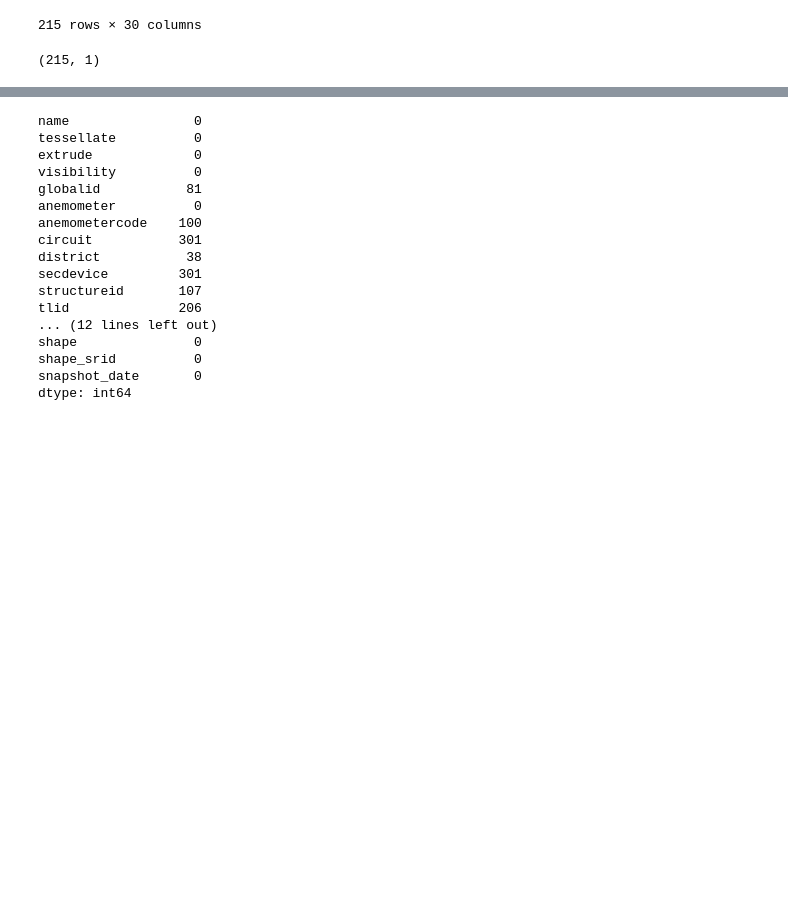
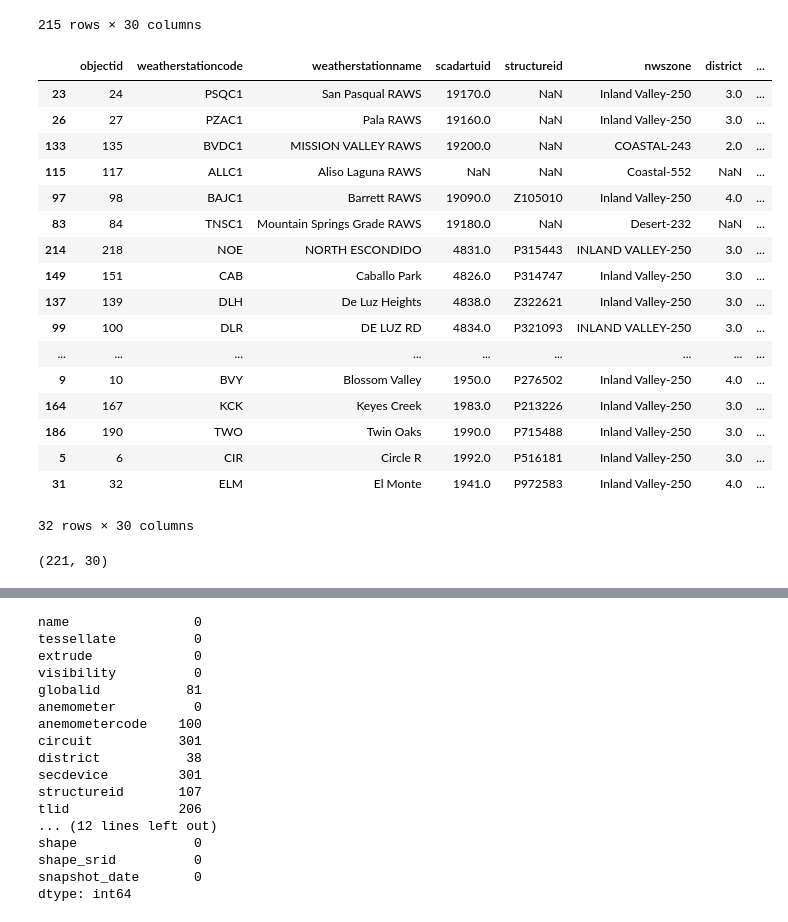
Before and after one commit to gkao25/dsc180a-wildfire, a Jupyter notebook: DSC_180A_Project1_Steven_Sahar.ipynb, the cells around one changed output, grey strips where cells are left out. Drawn from its saved outputs; the diff is of its cells as text; code cells hidden in the pictures; blank space fills up the shorter version.

```diff
--- a/DSC_180A_Project1_Steven_Sahar.ipynb
+++ b/DSC_180A_Project1_Steven_Sahar.ipynb
@@ -43,6 +45,8 @@ station_summary_snapshot.head()
 | 2 | ARH | L | 40 | 46 | 40 | 31 | 2023-08-02 |
 | 3 | AVO | H | 35 | 43 | 29 | 24 | 2023-08-02 |
 | 4 | AVY | L | 45 | 62 | 53 | 40 | 2023-08-02 |
+# %%
+station_summary_snapshot = station_summary_snapshot.drop_duplicates(subset=['station'], keep='first')
 # %%
 windspeed_snapshot.head()
 # %% [output]
@@ -256,7 +300,8 @@ plt.show()
 # %% [output]
 [figure]
 # %%
-merged_weather_station = gis_weather_station.merge(station_summary_snapshot, left_on='weatherstationcode', right_on='station').drop(columns=['station'])
+merged_weather_station = gis_weather_station.merge(station_summary_snapshot, left_on='weatherstationcode', right_on='station',
+                                                   how='inner').drop(columns=['station'])
 merged_weather_station.head()
 # %% [output]
 |  | objectid | weatherstationcode | weatherstationname | scadartuid | structureid | nwszone | district | ... |
@@ -303,7 +352,8 @@ IFrame('san_diego_weather_stations_map.html', width=800, height=500)
 # %% [output]
 [interactive output not drawn]
 # %%
-merged_station_wind_speed = merged_weather_station.merge(windspeed_snapshot, left_on='weatherstationcode', right_on='station').drop(columns=['station'])
+merged_station_wind_speed = merged_weather_station.merge(windspeed_snapshot, left_on='weatherstationcode', right_on='station',
+                                                         how='inner').drop(columns=['station'])
 merged_station_wind_speed.head()
 # %% [output]
 |  | objectid | weatherstationcode | weatherstationname | scadartuid | structureid | nwszone | district | ... |
@@ -357,9 +407,11 @@ merged_station_wind_speed.shape
 wind_speed_count = merged_station_wind_speed.groupby('weatherstationcode')[['wind_speed']].count().rename(columns={'wind_speed':'wind_speed_count'})
 
 windspeed_above_threshold = merged_station_wind_speed[merged_station_wind_speed['wind_speed'] > merged_station_wind_speed['alert']]
-windspeed_count_above_threshold = windspeed_above_threshold.groupby('weatherstationcode')[['wind_speed']].count().rename(columns={'wind_speed':'above_threshold_count'})
+windspeed_count_above_threshold = windspeed_above_threshold.groupby('weatherstationcode')[['wind_speed']].count().rename(
+    columns={'wind_speed':'above_threshold_count'})
 
 combined_count = windspeed_count_above_threshold.merge(wind_speed_count, on="weatherstationcode", how='right')
+combined_count['above_threshold_count'] = combined_count['above_threshold_count'].fillna(0)
 combined_count['PSPS_probability'] = combined_count['above_threshold_count'] / combined_count['wind_speed_count']
 combined_count
 # %% [output]
@@ -486,9 +530,30 @@ weather_station_psps[weather_station_psps['wind_speed_count'] > 0].sort_values(b
 | 170 | 173 | LPT | La Posta | 5121.0 | P40815 | Mountain-258 | 4.0 | ... |
 | 153 | 155 | STT | Shockey Truck Trail | 5131.0 | P46507 | Mountain-258 | 4.0 | ... |
 215 rows × 30 columns
+# %%
+weather_station_psps[(weather_station_psps['PSPS_probability'] == 0)].sort_values(by='wind_speed_count', ascending=True)
+# %% [output]
+|  | objectid | weatherstationcode | weatherstationname | scadartuid | structureid | nwszone | district | ... |
+| 23 | 24 | PSQC1 | San Pasqual RAWS | 19170.0 | NaN | Inland Valley-250 | 3.0 | ... |
+| 26 | 27 | PZAC1 | Pala RAWS | 19160.0 | NaN | Inland Valley-250 | 3.0 | ... |
+| 133 | 135 | BVDC1 | MISSION VALLEY RAWS | 19200.0 | NaN | COASTAL-243 | 2.0 | ... |
+| 115 | 117 | ALLC1 | Aliso Laguna RAWS | NaN | NaN | Coastal-552 | NaN | ... |
+| 97 | 98 | BAJC1 | Barrett RAWS | 19090.0 | Z105010 | Inland Valley-250 | 4.0 | ... |
+| 83 | 84 | TNSC1 | Mountain Springs Grade RAWS | 19180.0 | NaN | Desert-232 | NaN | ... |
+| 214 | 218 | NOE | NORTH ESCONDIDO | 4831.0 | P315443 | INLAND VALLEY-250 | 3.0 | ... |
+| 149 | 151 | CAB | Caballo Park | 4826.0 | P314747 | Inland Valley-250 | 3.0 | ... |
+| 137 | 139 | DLH | De Luz Heights | 4838.0 | Z322621 | Inland Valley-250 | 3.0 | ... |
+| 99 | 100 | DLR | DE LUZ RD | 4834.0 | P321093 | INLAND VALLEY-250 | 3.0 | ... |
+| ... | ... | ... | ... | ... | ... | ... | ... | ... |
+| 9 | 10 | BVY | Blossom Valley | 1950.0 | P276502 | Inland Valley-250 | 4.0 | ... |
+| 164 | 167 | KCK | Keyes Creek | 1983.0 | P213226 | Inland Valley-250 | 3.0 | ... |
+| 186 | 190 | TWO | Twin Oaks | 1990.0 | P715488 | Inland Valley-250 | 3.0 | ... |
+| 5 | 6 | CIR | Circle R | 1992.0 | P516181 | Inland Valley-250 | 3.0 | ... |
+| 31 | 32 | ELM | El Monte | 1941.0 | P972583 | Inland Valley-250 | 4.0 | ... |
+32 rows × 30 columns
 # %%
-wind_speed_count.shape
+weather_station_psps.shape
 # %% [output]
-(215, 1)
+(221, 30)
 # %% [markdown]
 ### Week 5
```
Also changed, not shown: parts of 46 cells of this notebook.
